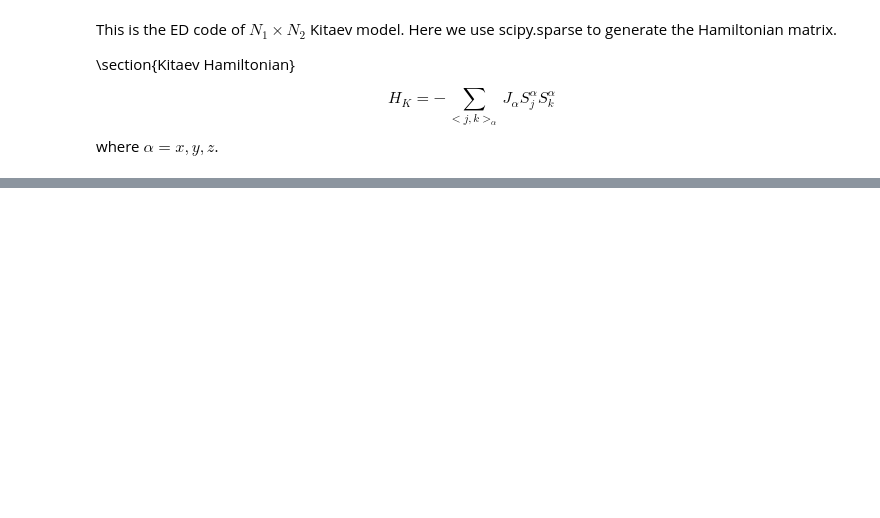
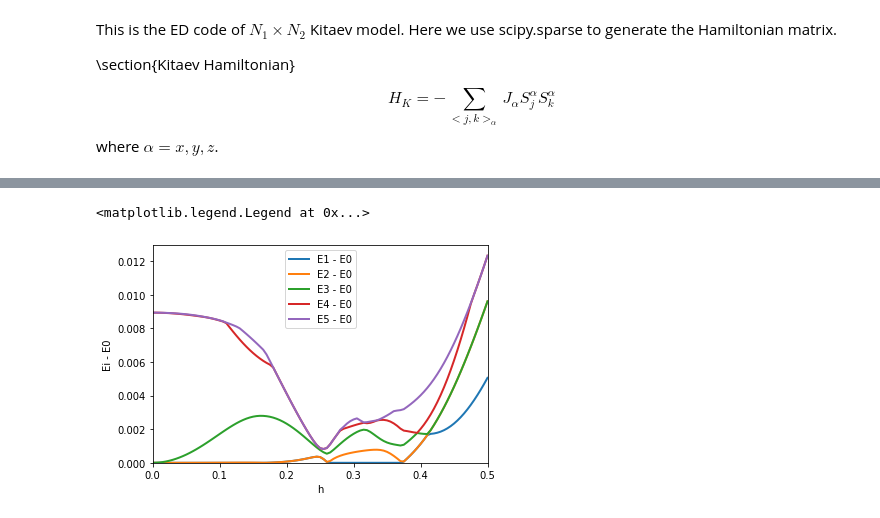
Before and after one commit to Sharon-Liang/ED-learning, a Jupyter notebook: Kitaev_sparse.ipynb, the cells around one changed output, grey strips where cells are left out. Saved outputs shown, nothing was run; the diff lists cells and outputs as text; code cells hidden in the pictures; blank space fills up the shorter version.

```diff
--- a/Kitaev_sparse.ipynb
+++ b/Kitaev_sparse.ipynb
@@ -39,18 +39,18 @@ def KitaevRhom_sparse(J, N1, N2): #default periodic boundary condition
     sz = sps.csc_matrix(0.5 * np.array([[1,0],[0,-1]]))
 
     # interactions
-    SxSx = J[0] * sps.kron(sx,sx)
+    SxSx = -J[0] * sps.kron(sx,sx)
 
-    SySy = J[1] * sps.kron(sy,sy)
+    SySy = -J[1] * sps.kron(sy,sy)
 
     midy_b = index(N1, N2, -1, 0, atom = 'B') - index(N1, N2, 0, 0, atom = 'A')
-    SySy_b = J[1] * sps.kron(sy, sps.kron(identity(pow(2, midy_b - 1)), sy))
+    SySy_b = -J[1] * sps.kron(sy, sps.kron(identity(pow(2, midy_b - 1)), sy))
 
     midz = index(N1, N2, 0, 1, atom = 'A') - index(N1, N2, 0, 0, atom = 'B')
-    SzSz = J[2] * sps.kron(sz, sps.kron(identity(pow(2, midz - 1)), sz))
+    SzSz = -J[2] * sps.kron(sz, sps.kron(identity(pow(2, midz - 1)), sz))
 
     midz_b = index(N1, N2, 0, -1, atom = 'B') - index(N1, N2, 0, 0, atom = 'A')
-    SzSz_b = J[2] * sps.kron(sz, sps.kron(identity(pow(2, midz_b - 1)), sz))
+    SzSz_b = -J[2] * sps.kron(sz, sps.kron(identity(pow(2, midz_b - 1)), sz))
 
     # define Kitaev Hamiltonian
     for r in range(N2):
@@ -100,0 +193,19 @@ print(C)
+# %%
+import matplotlib.pyplot as plt
+
+plt.plot(a,(e[:,1] - e[:,0])/ SiteNum, linewidth = 2, label = 'E1 - E0')
+plt.plot(a,(e[:,2] - e[:,0])/ SiteNum, linewidth = 2, label = 'E2 - E0')
+plt.plot(a,(e[:,3] - e[:,0])/ SiteNum, linewidth = 2, label = 'E3 - E0')
+plt.plot(a,(e[:,4] - e[:,0])/ SiteNum, linewidth = 2, label = 'E4 - E0')
+plt.plot(a,(e[:,5] - e[:,0])/ SiteNum, linewidth = 2, label = 'E5 - E0')
+
+plt.xlim(0,0.5)
+plt.xlabel('h')
+
+plt.ylim(0,)
+plt.ylabel('Ei - E0')
+
+plt.legend()
+# %% [output]
+<matplotlib.legend.Legend at 0x...>
+[figure, added]
```
Also changed, not shown: parts of 8 cells of this notebook.
